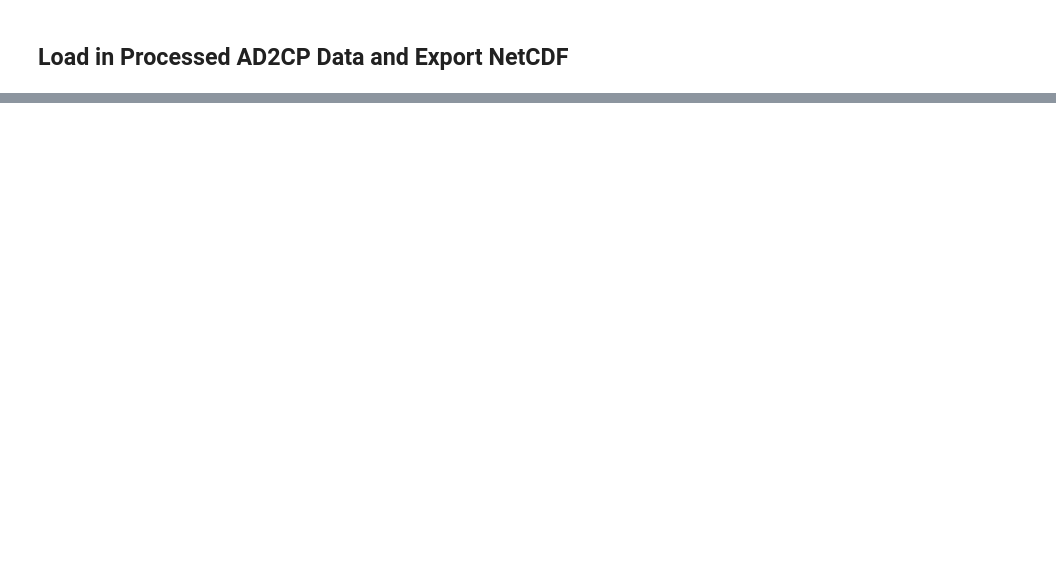
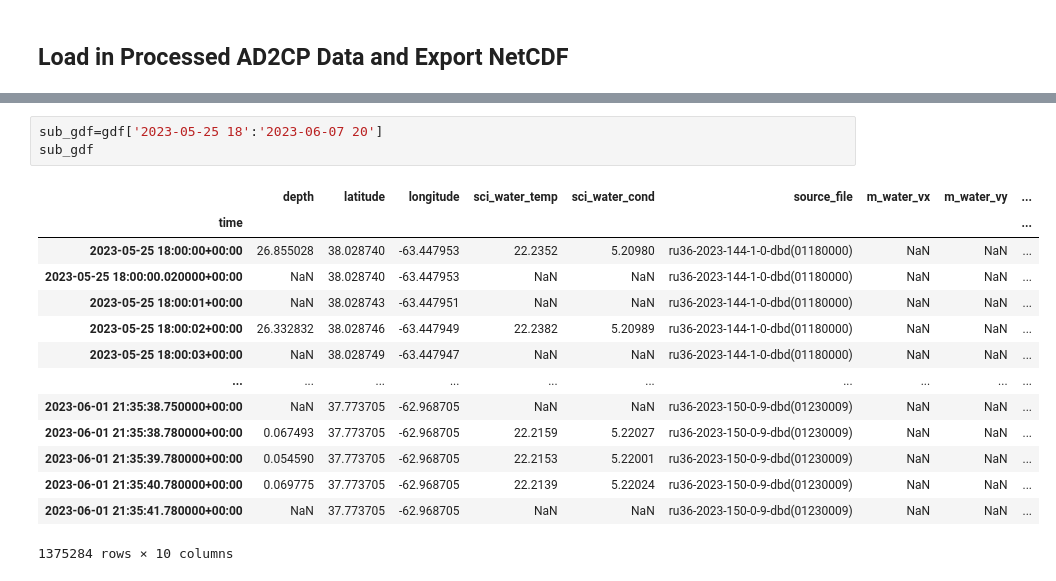
Before and after one commit to JGradone/Slocum-AD2CP, a Jupyter notebook: notebooks/Slocum_AD2CP_Processing_Ru36.ipynb, the cells around one changed output, grey strips where cells are left out. Saved outputs shown, nothing was run; the diff lists cells and outputs as text; blank space fills up the shorter version.

```diff
--- a/notebooks/Slocum_AD2CP_Processing_Ru36.ipynb
+++ b/notebooks/Slocum_AD2CP_Processing_Ru36.ipynb
@@ -348,0 +414,18 @@ Attributes:
+# %%
+sub_gdf=gdf['2023-05-25 18':'2023-06-07 20']
+sub_gdf
+# %% [output]
+|  | depth | latitude | longitude | sci_water_temp | sci_water_cond | source_file | m_water_vx | m_water_vy | ... |
+| time |  |  |  |  |  |  |  |  | ... |
+| 2023-05-25 18:00:00+00:00 | 26.855028 | 38.028740 | -63.447953 | 22.2352 | 5.20980 | ru36-2023-144-1-0-dbd(01180000) | NaN | NaN | ... |
+| 2023-05-25 18:00:00.020000+00:00 | NaN | 38.028740 | -63.447953 | NaN | NaN | ru36-2023-144-1-0-dbd(01180000) | NaN | NaN | ... |
+| 2023-05-25 18:00:01+00:00 | NaN | 38.028743 | -63.447951 | NaN | NaN | ru36-2023-144-1-0-dbd(01180000) | NaN | NaN | ... |
+| 2023-05-25 18:00:02+00:00 | 26.332832 | 38.028746 | -63.447949 | 22.2382 | 5.20989 | ru36-2023-144-1-0-dbd(01180000) | NaN | NaN | ... |
+| 2023-05-25 18:00:03+00:00 | NaN | 38.028749 | -63.447947 | NaN | NaN | ru36-2023-144-1-0-dbd(01180000) | NaN | NaN | ... |
+| ... | ... | ... | ... | ... | ... | ... | ... | ... | ... |
+| 2023-06-01 21:35:38.750000+00:00 | NaN | 37.773705 | -62.968705 | NaN | NaN | ru36-2023-150-0-9-dbd(01230009) | NaN | NaN | ... |
+| 2023-06-01 21:35:38.780000+00:00 | 0.067493 | 37.773705 | -62.968705 | 22.2159 | 5.22027 | ru36-2023-150-0-9-dbd(01230009) | NaN | NaN | ... |
+| 2023-06-01 21:35:39.780000+00:00 | 0.054590 | 37.773705 | -62.968705 | 22.2153 | 5.22001 | ru36-2023-150-0-9-dbd(01230009) | NaN | NaN | ... |
+| 2023-06-01 21:35:40.780000+00:00 | 0.069775 | 37.773705 | -62.968705 | 22.2139 | 5.22024 | ru36-2023-150-0-9-dbd(01230009) | NaN | NaN | ... |
+| 2023-06-01 21:35:41.780000+00:00 | NaN | 37.773705 | -62.968705 | NaN | NaN | ru36-2023-150-0-9-dbd(01230009) | NaN | NaN | ... |
+1375284 rows × 10 columns
```
Also changed, not shown: parts of 9 cells of this notebook.
